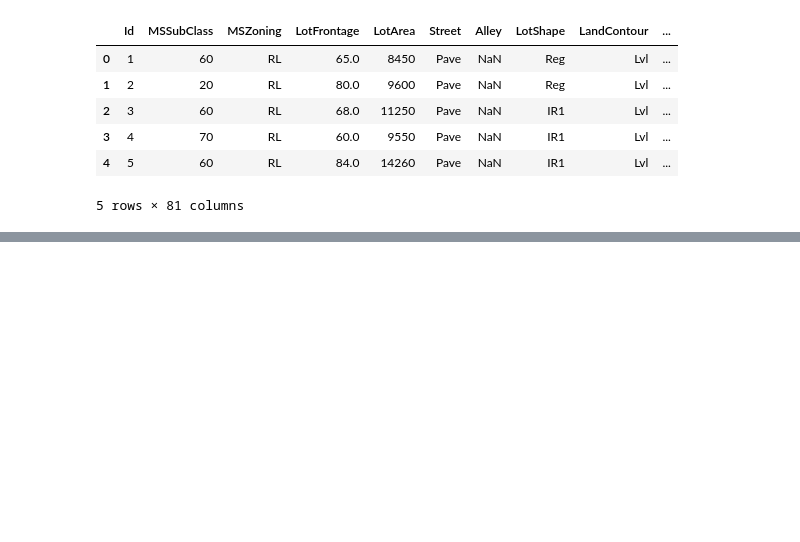
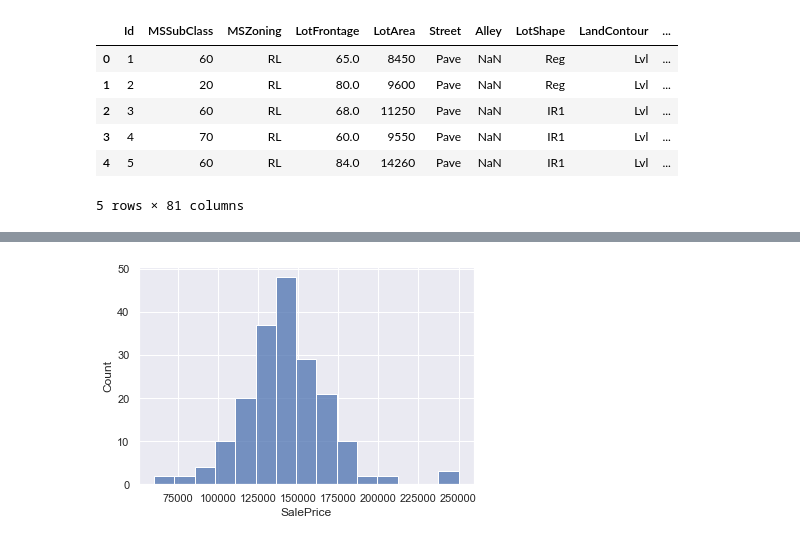
Before and after one commit to CS521-Burstein/final-project-huangyinbuedu, a Jupyter notebook: final project jupyter.ipynb, the cells around one changed output, grey strips where cells are left out. Drawn from its saved outputs; the diff is of its cells as text; code cells hidden in the pictures; blank space fills up the shorter version.

```diff
--- a/final project jupyter.ipynb
+++ b/final project jupyter.ipynb
@@ -69,0 +121,4 @@ df.
+# %%
+Saleplot = sns.histplot(df1_Pave['SalePrice'], kde = False, bins=15)
+# %% [output]
+[figure, added]
```
Also changed, not shown: parts of 18 cells of this notebook.
